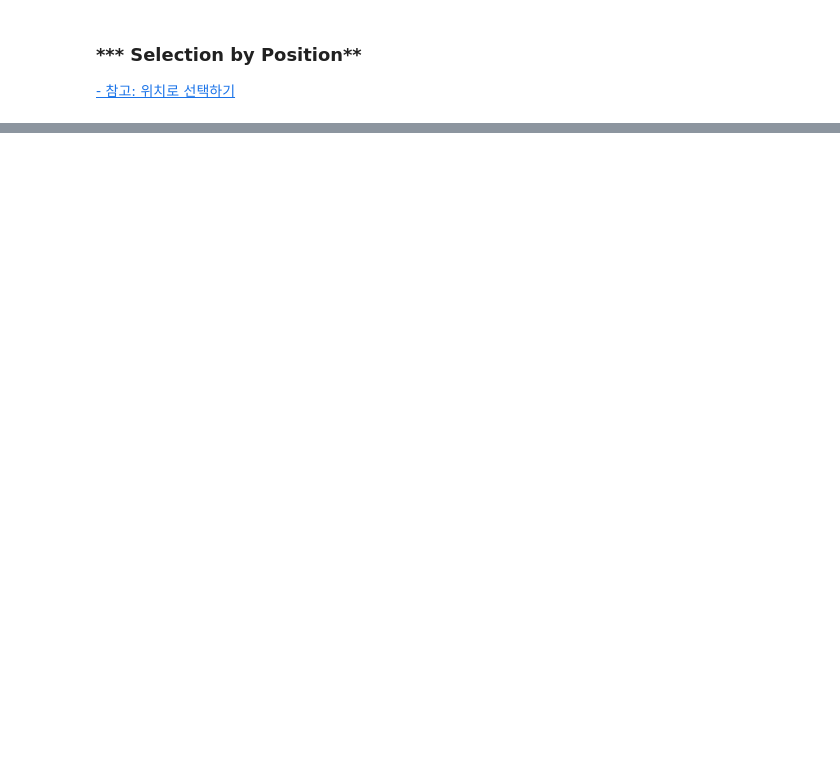
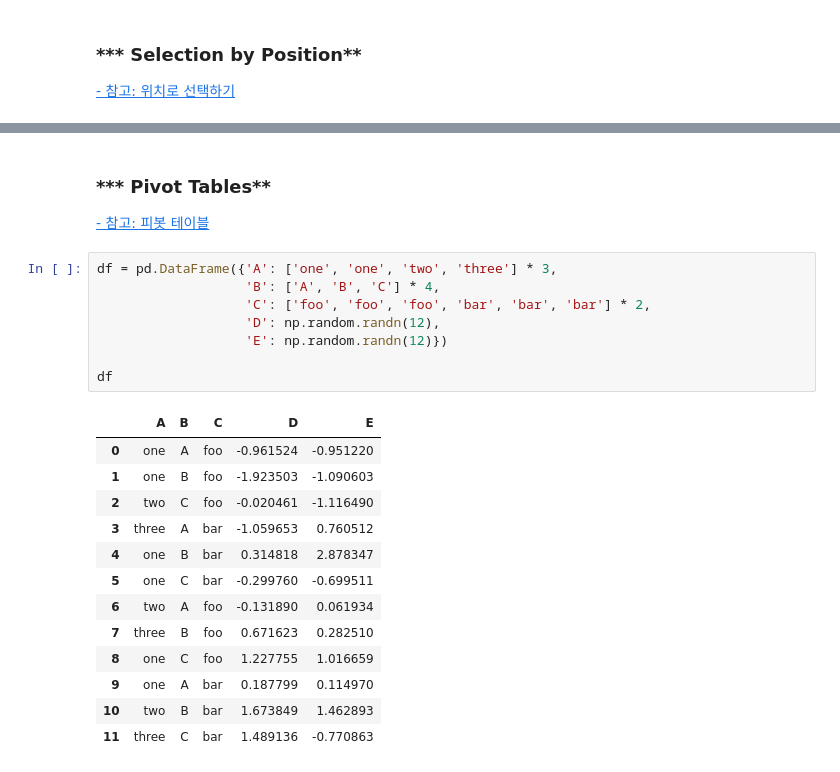
Before and after one commit to ne-choi/textbook, a Jupyter notebook: 10_minutes_to_pandas/Pandas_10분_완성.ipynb, the cells around one changed output, grey strips where cells are left out. Drawn from its saved outputs; the diff is of its cells as text; blank space fills up the shorter version.

```diff
--- a/10_minutes_to_pandas/Pandas_10분_완성.ipynb
+++ b/10_minutes_to_pandas/Pandas_10분_완성.ipynb
@@ -261,0 +794,25 @@ df.iloc[1:3, :]
+# %% [markdown]
+### *** Pivot Tables**
+[- 참고: 피봇 테이블](https://pandas.pydata.org/pandas-docs/stable/user_guide/reshaping.html)
+# %%
+df = pd.DataFrame({'A': ['one', 'one', 'two', 'three'] * 3,
+                   'B': ['A', 'B', 'C'] * 4,
+                   'C': ['foo', 'foo', 'foo', 'bar', 'bar', 'bar'] * 2,
+                   'D': np.random.randn(12),
+                   'E': np.random.randn(12)})
+
+df
+# %% [output]
+|  | A | B | C | D | E |
+| 0 | one | A | foo | -0.961524 | -0.951220 |
+| 1 | one | B | foo | -1.923503 | -1.090603 |
+| 2 | two | C | foo | -0.020461 | -1.116490 |
+| 3 | three | A | bar | -1.059653 | 0.760512 |
+| 4 | one | B | bar | 0.314818 | 2.878347 |
+| 5 | one | C | bar | -0.299760 | -0.699511 |
+| 6 | two | A | foo | -0.131890 | 0.061934 |
+| 7 | three | B | foo | 0.671623 | 0.282510 |
+| 8 | one | C | foo | 1.227755 | 1.016659 |
+| 9 | one | A | bar | 0.187799 | 0.114970 |
+| 10 | two | B | bar | 1.673849 | 1.462893 |
+| 11 | three | C | bar | 1.489136 | -0.770863 |
```
Also changed, not shown: parts of 93 cells of this notebook.
